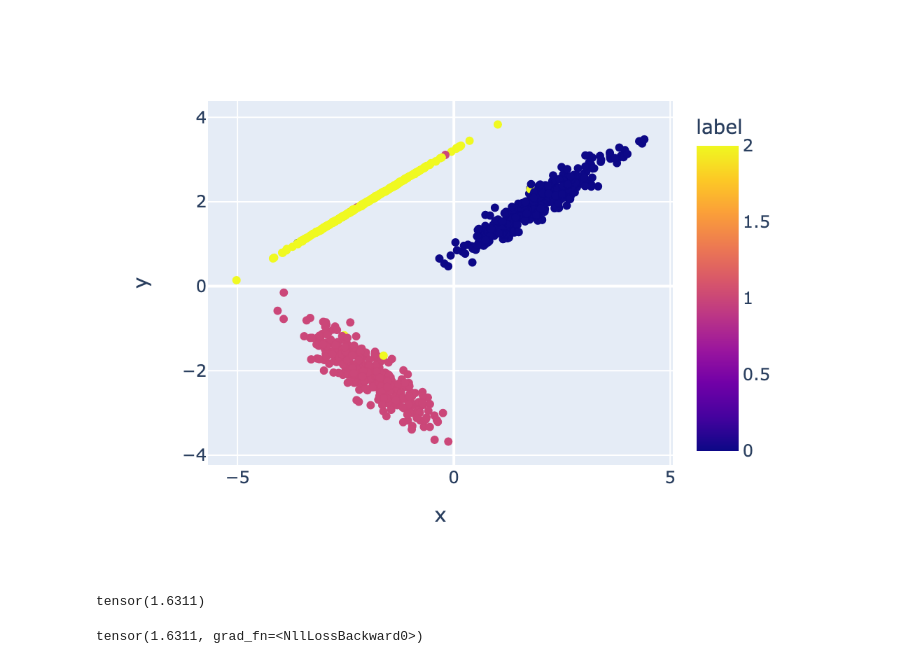
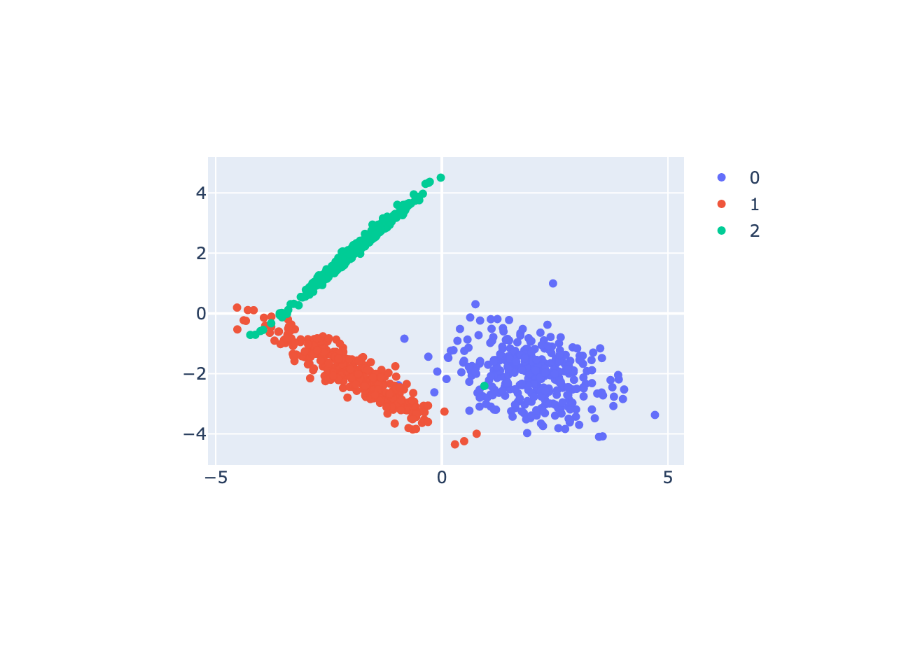
Before and after one commit to dmtryzarubin/ML, a Jupyter notebook: notebooks/MLP_multiclass.ipynb, the cells around one changed output. Saved outputs shown, nothing was run; the diff lists cells and outputs as text; code cells hidden in the pictures; blank space fills up the shorter version.

```diff
--- a/notebooks/MLP_multiclass.ipynb
+++ b/notebooks/MLP_multiclass.ipynb
@@ -31,25 +31,30 @@ showKwargs = dict(
 # %%
 X, y = make_classification(
     n_samples=NUM_SAMPLES,
     n_features=IN_FEATURES,
     n_informative=IN_FEATURES,
     n_clusters_per_class=1,
     n_redundant=0,
     n_classes=OUT_FEATURES,
     class_sep=CLASS_SEP,
+    random_state=STATE,
 )
-color = y.astype(float)
-labels = {"color": "label"}
+color = [PALETTE[int(i)] for i in y]
+labels = {PALETTE[i]: i for i in range(OUT_FEATURES)}
+labels["color"] = "label"
 # X = (X - X.mean(0, keepdims=True)) / X.std(0, keepdims=True)
 X = torch.from_numpy(X).to(torch.float32)
-y = torch.from_numpy(y).to(torch.float32)
-if IN_FEATURES == 2:
-    fig = px.scatter(x=X[:, 0], y=X[:, 1], color=color, labels=labels, **figKwargs)
-elif IN_FEATURES == 1:
-    fig = px.scatter(x=X[:, 0], y=y[:, 0], color=color, labels=labels, **figKwargs)
-else:
-    raise ValueError
+y = torch.from_numpy(y).to(torch.long)
+fig = go.Figure(layout=figKwargs)
+for cls in torch.unique(y):
+    x = X[y == cls]
+    y_ = cls.item()
+    fig.add_trace(
+        go.Scatter(
+            x=x[:, 0], y=x[:, 1], mode="markers", name=f"{y_}", line_color=PALETTE[y_]
+        )
+    )
 fig.show(**showKwargs)
 # %% [output]
-[figure, old version]
+[figure, new version]
 # %%
@@ -84,17 +89,3 @@ for t, m in zip(t_model, model.layers):
         t.weight.data = m.weight.data.clone()
         t.bias.data = m.bias.data.clone()
 t_criterion = torch.nn.CrossEntropyLoss()
-# %%
-output = model(X)
-loss, grad = criterion(output, y.to(torch.long))
-model.backward(grad)
-loss
-# %% [output]
-tensor(1.6311)
-# %%
-output = t_model(X)
-loss = t_criterion(output, y.to(torch.long))
-loss.backward()
-loss
-# %% [output]
-tensor(1.6311, grad_fn=<NllLossBackward0>)
```
Also changed, not shown: parts of 5 cells of this notebook, 4 other files.
